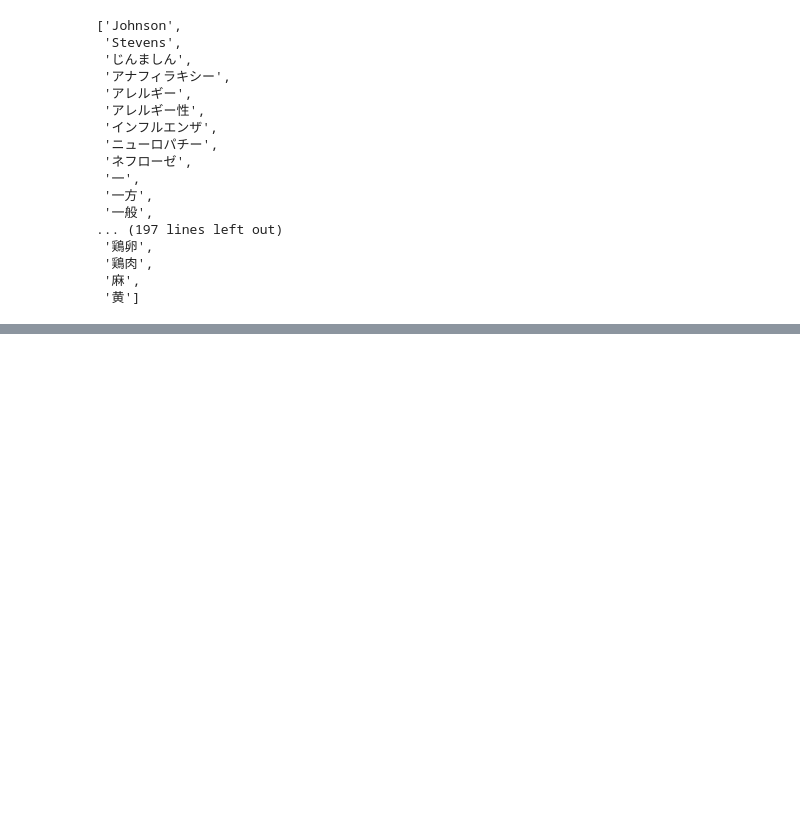
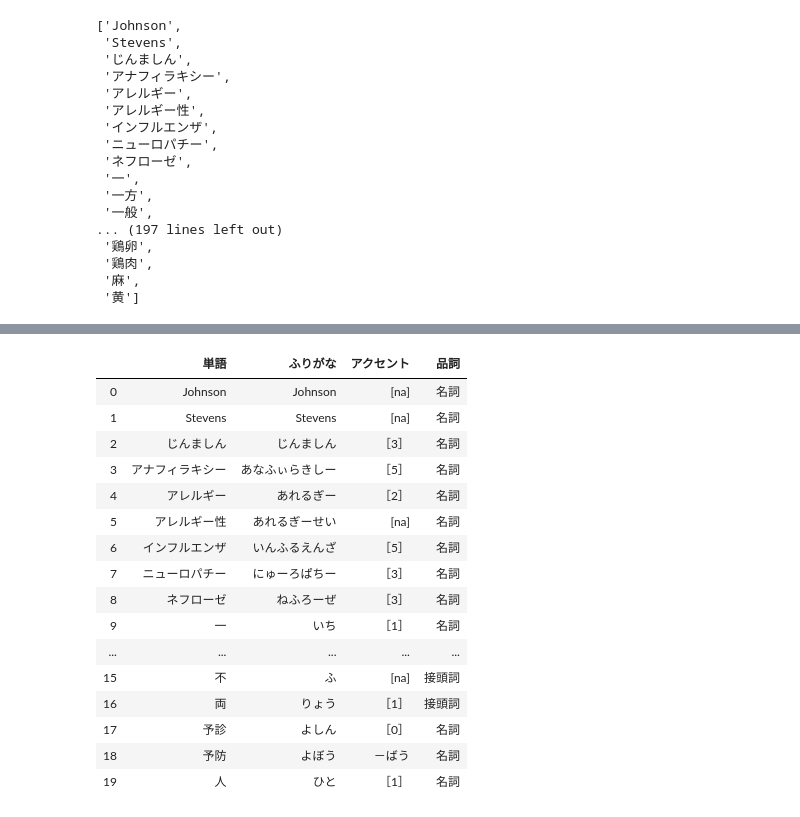
Before and after one commit to raylauxes/Japanese-Vocabulary-Generator, a Jupyter notebook: jp_vocab_generator.ipynb, the cells around one changed output, grey strips where cells are left out. Saved outputs shown, nothing was run; the diff lists cells and outputs as text; code cells hidden in the pictures; blank space fills up the shorter version.

```diff
--- a/jp_vocab_generator.ipynb
+++ b/jp_vocab_generator.ipynb
@@ -167,0 +319,10 @@ NameError: name 'test' is not defined
+# %%
+dic_result_completed = dic_result[:]
+for i in np.arange(len(dic_result), len(list_of_words)):
+        dic_result_completed.append("na")
+
+dic_result_completed
+
+new_result = result[:]
+new_result.insert(3, "アクセント", dic_result_completed)
+new_result
@@ -167,0 +343,26 @@ NameError: name 'test' is not defined
+# %%
+series_furi = new_result.iloc[:, 2]
+
+for index, element in enumerate(series_furi):
+    series_furi[index] = kata_to_hira(element)
+series_furi
+
+new_result.iloc[:20, [0,2,3,4]]
+# %% [output]
+|  | 単語 | ふりがな | アクセント | 品詞 |
+| 0 | Johnson | Johnson | [na] | 名詞 |
+| 1 | Stevens | Stevens | [na] | 名詞 |
+| 2 | じんましん | じんましん | ［3］ | 名詞 |
+| 3 | アナフィラキシー | あなふぃらきしー | ［5］ | 名詞 |
+| 4 | アレルギー | あれるぎー | ［2］ | 名詞 |
+| 5 | アレルギー性 | あれるぎーせい | [na] | 名詞 |
+| 6 | インフルエンザ | いんふるえんざ | ［5］ | 名詞 |
+| 7 | ニューロパチー | にゅーろぱちー | ［3］ | 名詞 |
+| 8 | ネフローゼ | ねふろーぜ | ［3］ | 名詞 |
+| 9 | 一 | いち | ［1］ | 名詞 |
+| ... | ... | ... | ... | ... |
+| 15 | 不 | ふ | [na] | 接頭詞 |
+| 16 | 両 | りょう | ［1］ | 接頭詞 |
+| 17 | 予診 | よしん | ［0］ | 名詞 |
+| 18 | 予防 | よぼう | －ばう | 名詞 |
+| 19 | 人 | ひと | ［1］ | 名詞 |
```
Also changed, not shown: parts of 17 cells of this notebook.
